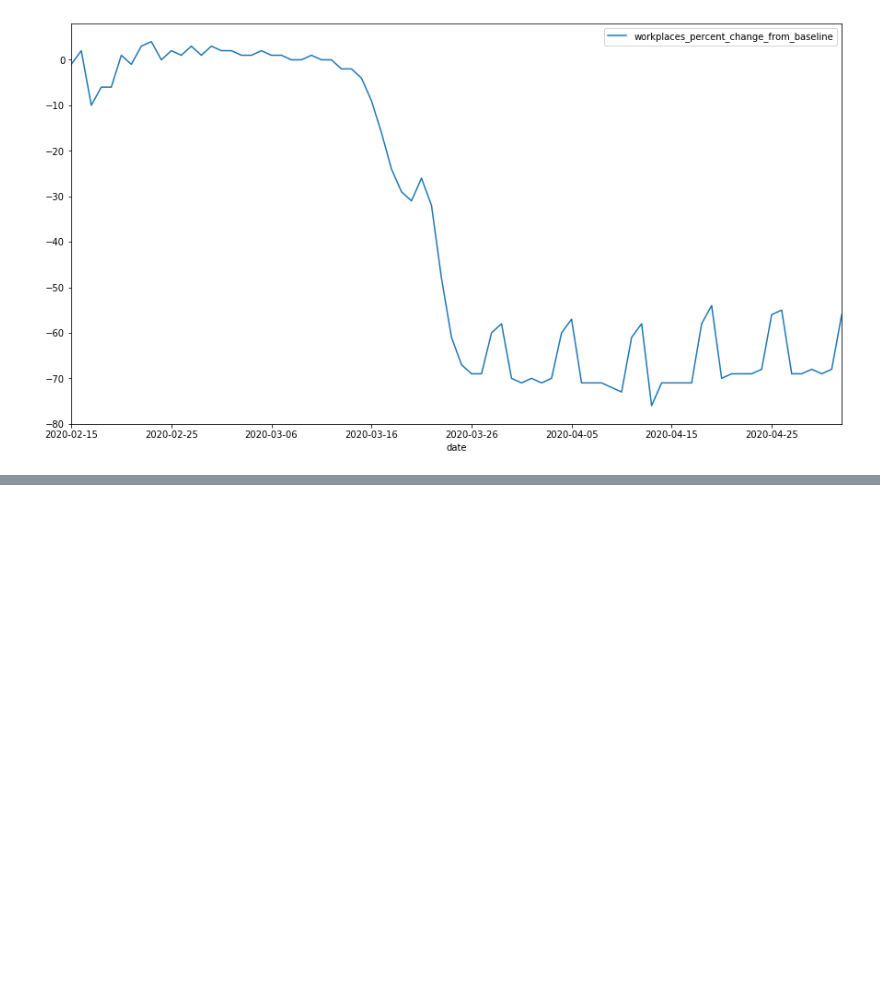
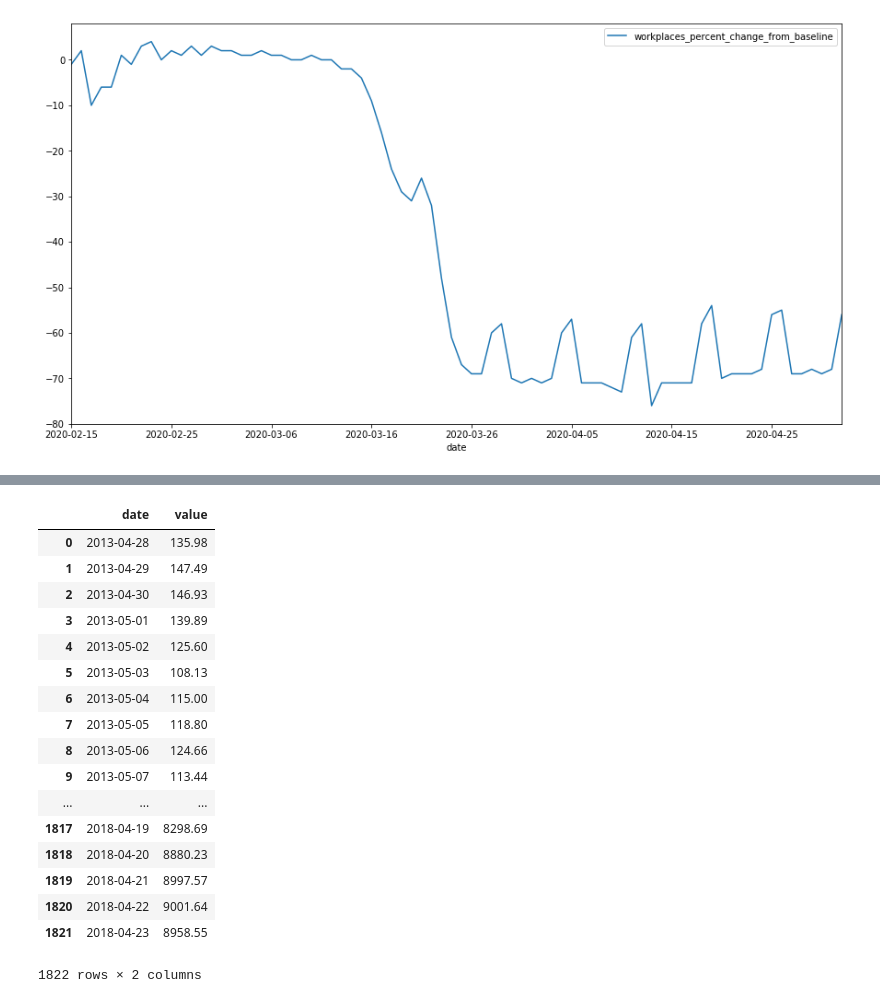
Before and after one commit to covidmaps/scotland, a Jupyter notebook: transport.ipynb, the cells around one changed output, grey strips where cells are left out. Saved outputs shown, nothing was run; the diff lists cells and outputs as text; code cells hidden in the pictures; blank space fills up the shorter version.

```diff
--- a/transport.ipynb
+++ b/transport.ipynb
@@ -39,0 +74,2 @@ df_aberdeen.plot(figsize=(15,8))
+# %%
+df_bitcoin = pd.read_csv("https://raw.githubusercontent.com/holtzy/data_to_viz/master/Example_dataset/3_TwoNumOrdered_comma.csv")
@@ -39,0 +86,21 @@ df_aberdeen.plot(figsize=(15,8))
+# %%
+df_bitcoin
+# %% [output]
+|  | date | value |
+| 0 | 2013-04-28 | 135.98 |
+| 1 | 2013-04-29 | 147.49 |
+| 2 | 2013-04-30 | 146.93 |
+| 3 | 2013-05-01 | 139.89 |
+| 4 | 2013-05-02 | 125.60 |
+| 5 | 2013-05-03 | 108.13 |
+| 6 | 2013-05-04 | 115.00 |
+| 7 | 2013-05-05 | 118.80 |
+| 8 | 2013-05-06 | 124.66 |
+| 9 | 2013-05-07 | 113.44 |
+| ... | ... | ... |
+| 1817 | 2018-04-19 | 8298.69 |
+| 1818 | 2018-04-20 | 8880.23 |
+| 1819 | 2018-04-21 | 8997.57 |
+| 1820 | 2018-04-22 | 9001.64 |
+| 1821 | 2018-04-23 | 8958.55 |
+1822 rows × 2 columns
```
Also changed, not shown: parts of 5 cells of this notebook, 3 other files.
